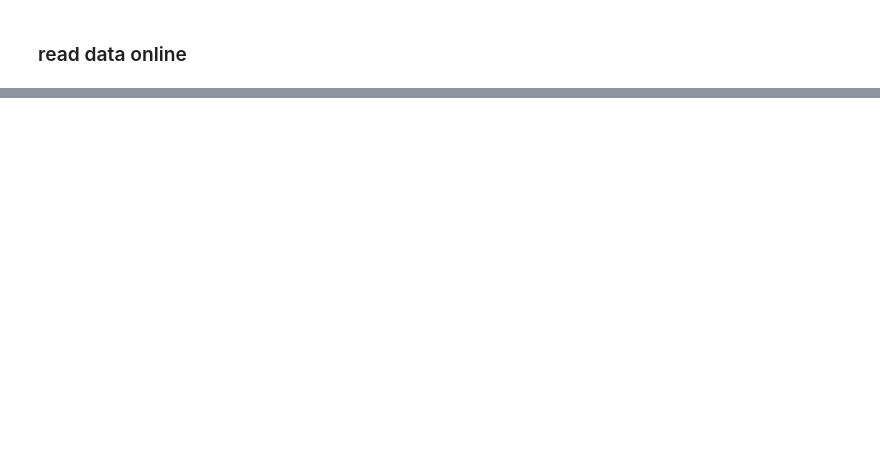
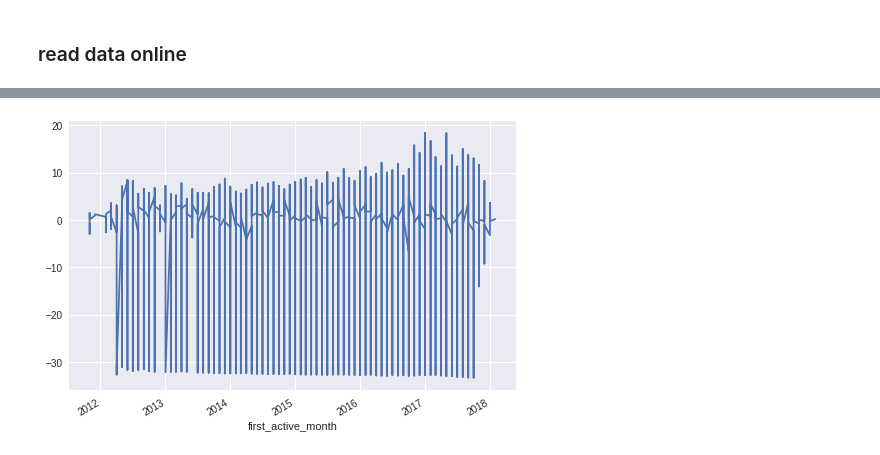
Before and after one commit to PaperStrange/AIProjectManger, a Jupyter notebook: utils/data_process.ipynb, the cells around one changed output, grey strips where cells are left out. Cells and saved outputs as stored; diff of their text form; code cells hidden in the pictures; blank space fills up the shorter version.

```diff
--- a/utils/data_process.ipynb
+++ b/utils/data_process.ipynb
@@ -41,0 +219,4 @@ MemoryError:
+# %%
+result_arima.resid.plot();
+# %% [output]
+[figure, added]
```
Also changed, not shown: parts of 36 cells of this notebook.
